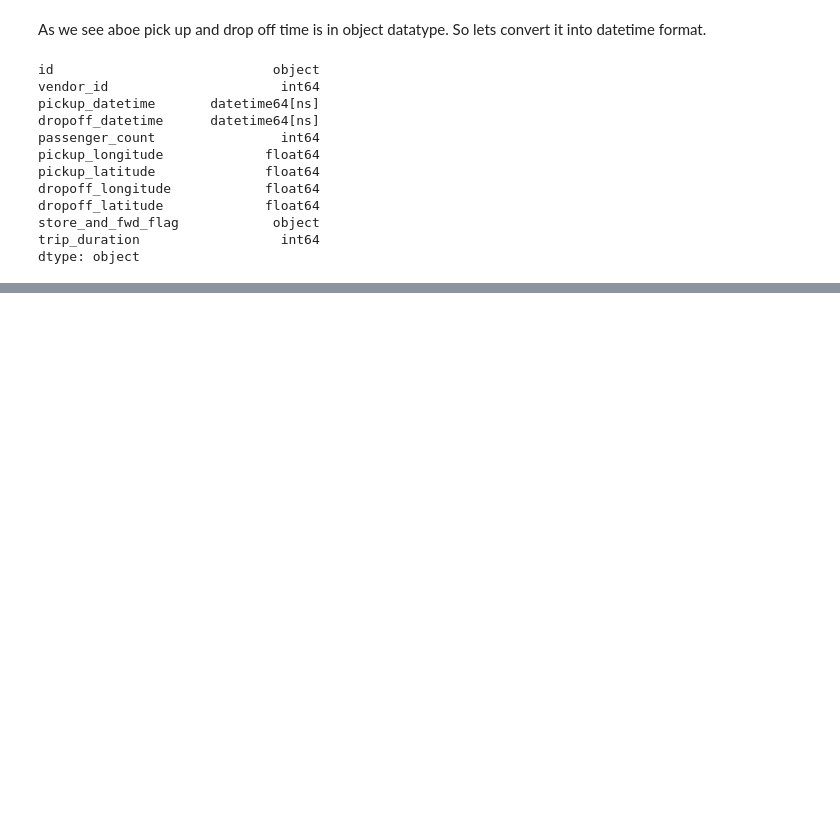
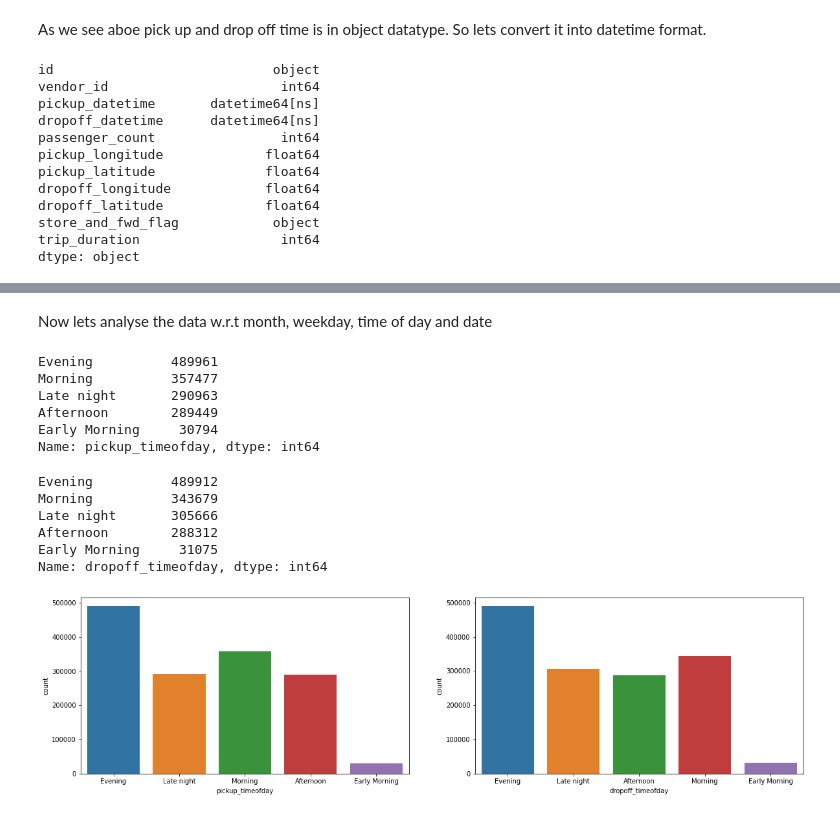
Before and after one commit to kiran2424/NYC-Taxi-Trip-Time-Prediction, a Jupyter notebook: NYC_Taxi_Trip_Time_Prediction_Capstone_Project.ipynb, the cells around one changed output, grey strips where cells are left out. Cells and saved outputs as stored; diff of their text form; code cells hidden in the pictures; blank space fills up the shorter version.

```diff
--- a/NYC_Taxi_Trip_Time_Prediction_Capstone_Project.ipynb
+++ b/NYC_Taxi_Trip_Time_Prediction_Capstone_Project.ipynb
@@ -171,0 +176,12 @@ As we can see above, both pickup_datetime and dropoff datetime is of datetime da
+# %%
+data['pickup_day']=data['pickup_datetime'].dt.day_name()
+data['pickup_date']=data['pickup_datetime'].dt.day
+data['pickup_month']=data['pickup_datetime'].dt.month
+data['pickup_hour']=data['pickup_datetime'].dt.hour
+data['pickup_minutes']=data['pickup_datetime'].dt.minute
+# %%
+data['dropoff_day']=data['dropoff_datetime'].dt.day_name()
+data['dropoff_date']=data['dropoff_datetime'].dt.day
+data['dropoff_month']=data['dropoff_datetime'].dt.month
+data['dropoff_hour']=data['dropoff_datetime'].dt.hour
+data['dropoff_minutes']=data['dropoff_datetime'].dt.minute
@@ -171,0 +201,15 @@ As we can see above, both pickup_datetime and dropoff datetime is of datetime da
+# %%
+def time_of_day(x):
+    if x in range(4,6):
+        return 'Early Morning'
+    if x in range(6,12):
+        return 'Morning'
+    elif x in range(12,16):
+        return 'Afternoon'
+    elif x in range(16,22):
+        return 'Evening'
+    else:
+        return 'Late night'
+# %%
+data['pickup_timeofday']=data['pickup_hour'].apply(time_of_day)
+data['dropoff_timeofday']=data['dropoff_hour'].apply(time_of_day)
@@ -171,0 +225,28 @@ As we can see above, both pickup_datetime and dropoff datetime is of datetime da
+# %% [markdown]
+Now lets analyse the data w.r.t month, weekday, time of day and date
+# %%
+data['pickup_timeofday'].value_counts()
+# %% [output]
+Evening          489961
+Morning          357477
+Late night       290963
+Afternoon        289449
+Early Morning     30794
+Name: pickup_timeofday, dtype: int64
+# %%
+data['dropoff_timeofday'].value_counts()
+# %% [output]
+Evening          489912
+Morning          343679
+Late night       305666
+Afternoon        288312
+Early Morning     31075
+Name: dropoff_timeofday, dtype: int64
+# %%
+plt.rcParams['figure.figsize'] = (20, 5)
+fig, axes = plt.subplots(1, 2)
+sns.countplot(data['pickup_timeofday'],ax=axes[0])
+sns.countplot(data['dropoff_timeofday'],ax=axes[1])
+plt.show()
+# %% [output]
+[figure, added]
```
Also changed, not shown: parts of 16 cells of this notebook.
